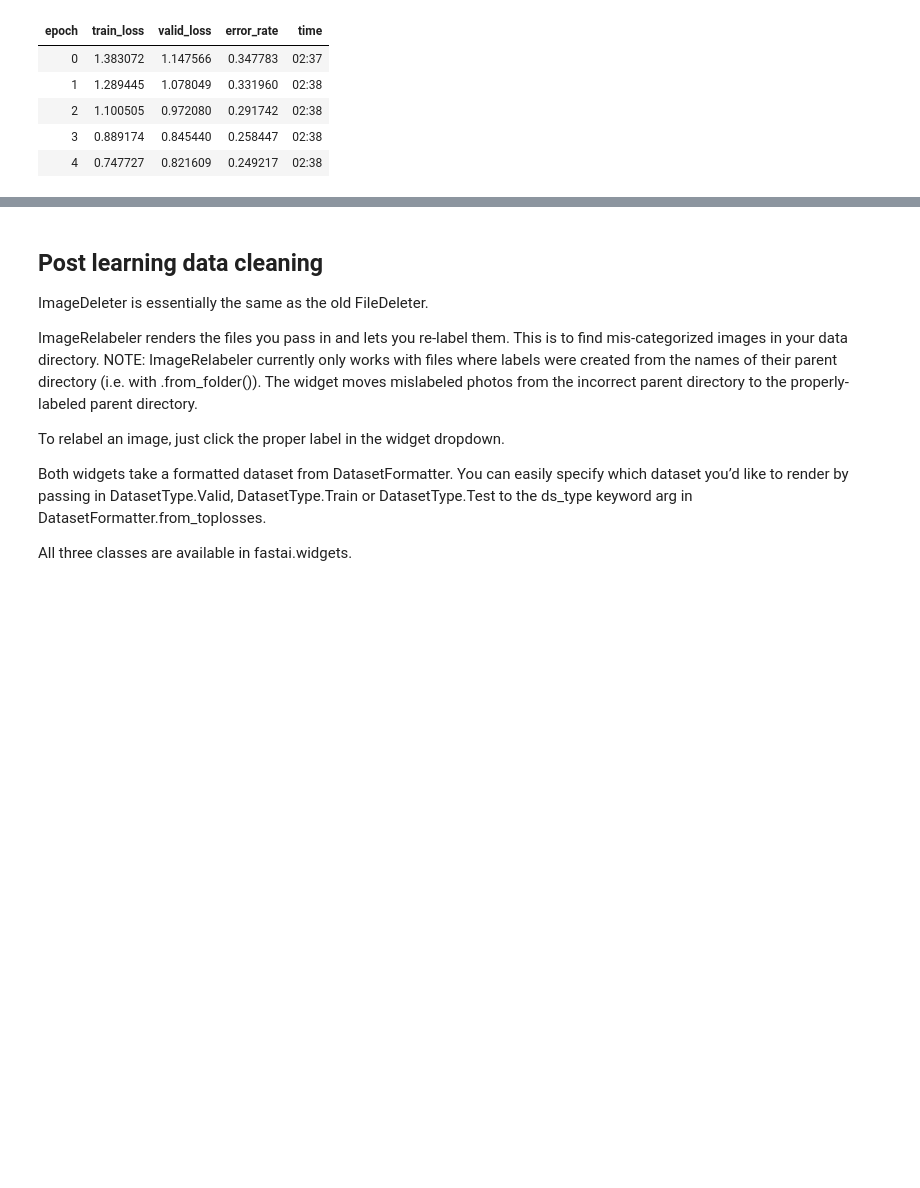
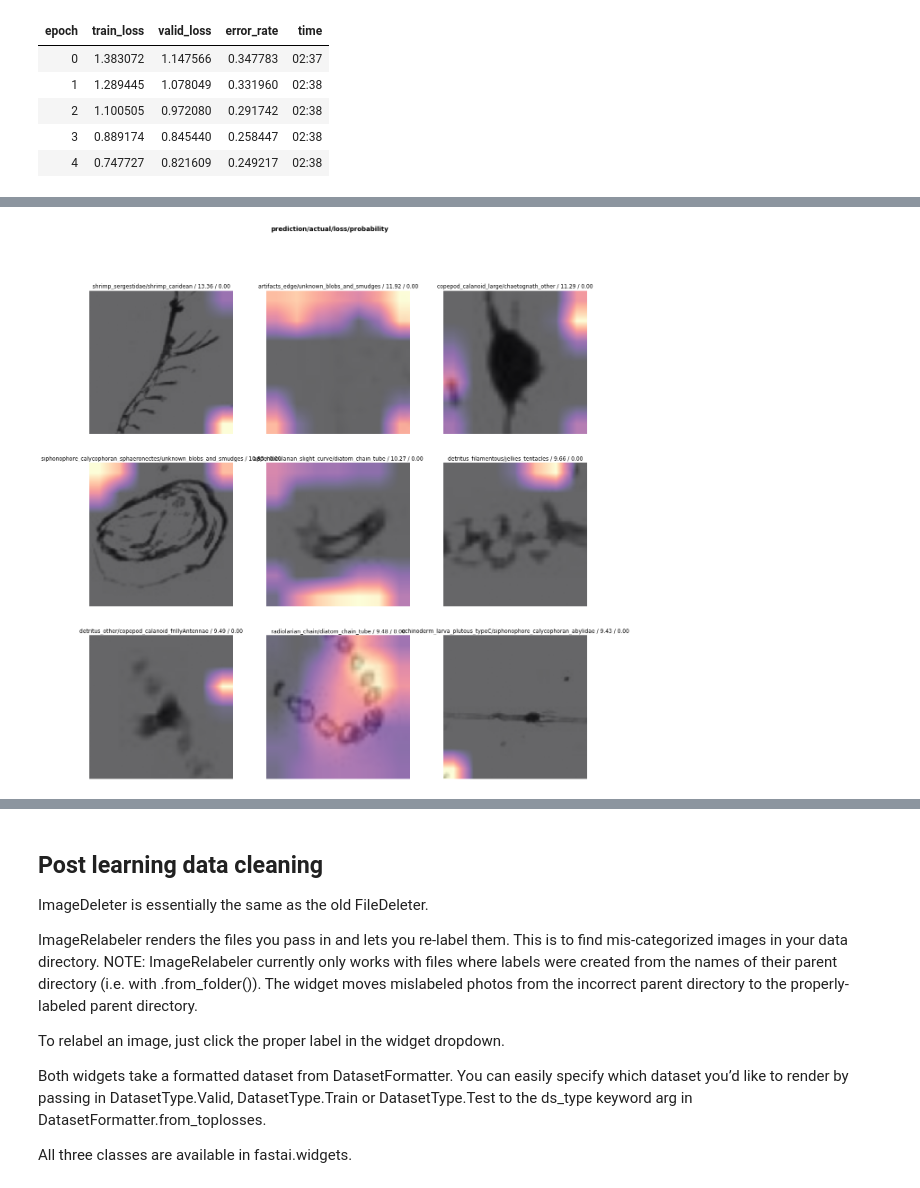
Before and after one commit to madHatter106/competitions_1, a Jupyter notebook: plankton/plankton.ipynb, the cells around one changed output, grey strips where cells are left out. Cells and saved outputs as stored; diff of their text form; code cells hidden in the pictures; blank space fills up the shorter version.

```diff
--- a/plankton/plankton.ipynb
+++ b/plankton/plankton.ipynb
@@ -243,0 +283,4 @@ interp.confusion_matrix()
+# %%
+interp.plot_top_losses(9, figsize=(20, 20), heatmap=True)
+# %% [output]
+[figure, added]
```
Also changed, not shown: parts of 19 cells of this notebook, 2 other files.
